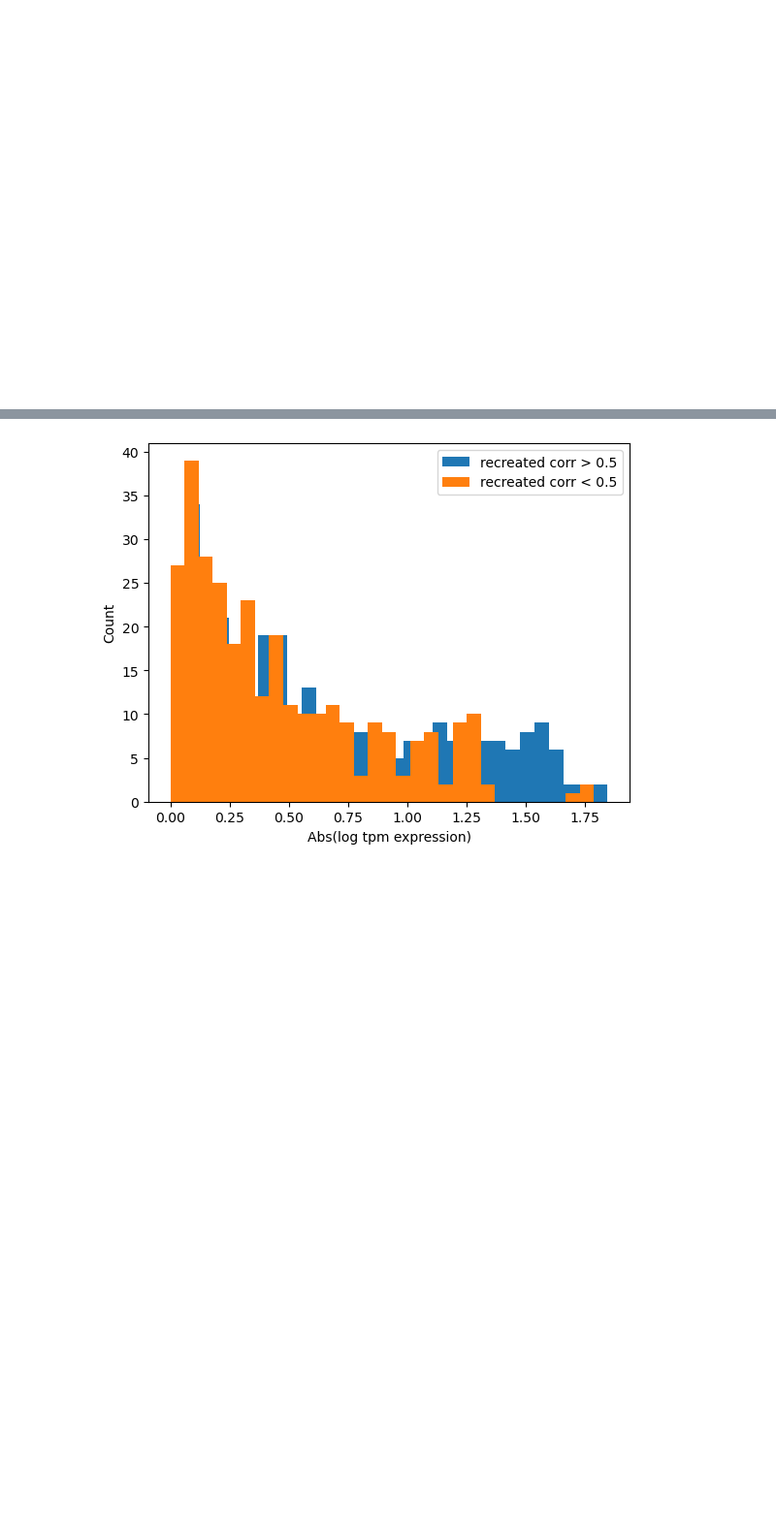
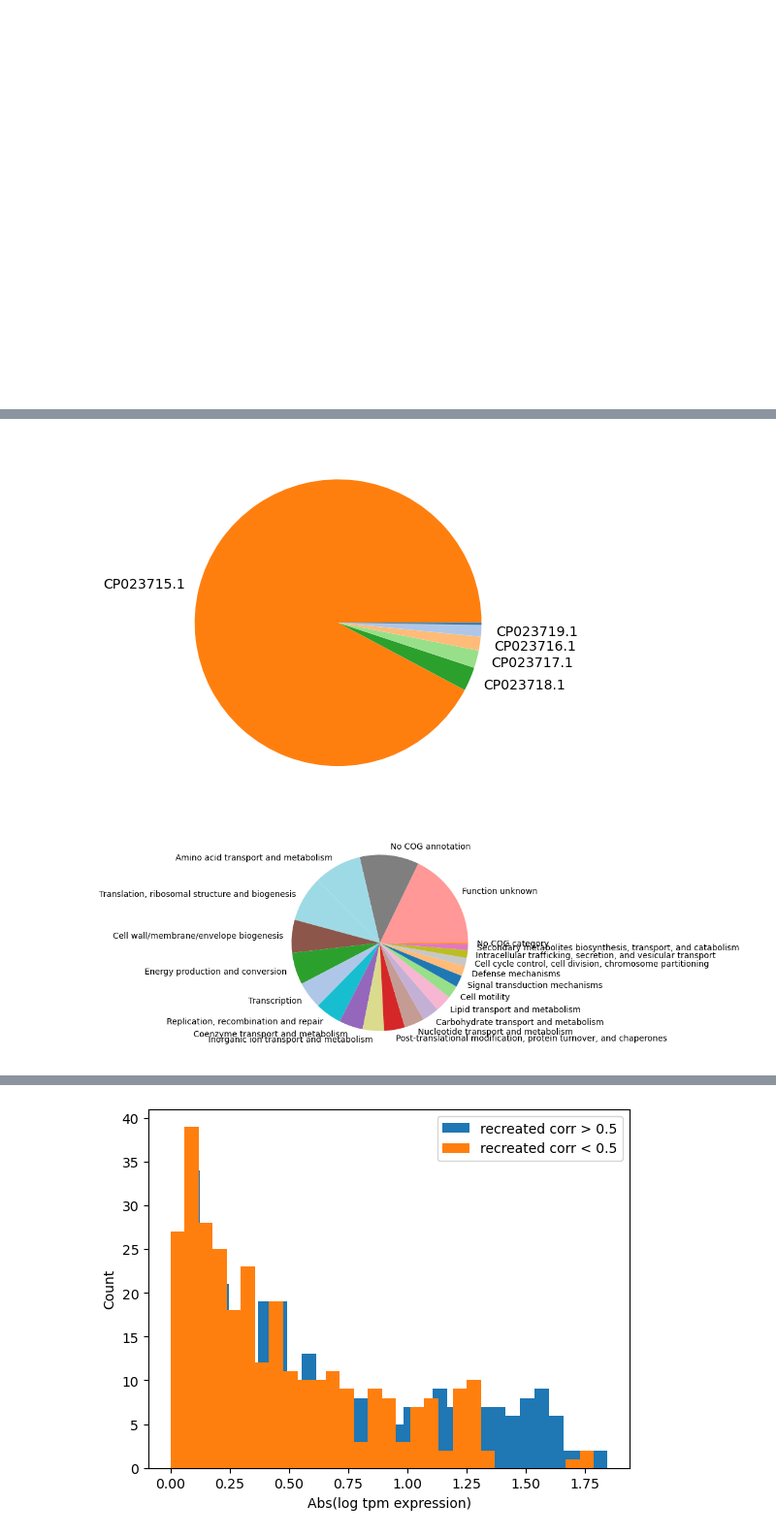
Before and after one commit to cristalzucsd/iModulonMiner, a Jupyter notebook: 5_characterize_iModulons/2_iModulon_characterization.ipynb, the cells around one changed output, grey strips where cells are left out. Shown at 97% size. Cells and saved outputs as stored; diff of their text form; code cells hidden in the pictures; blank space fills up the shorter version.

```diff
--- a/5_characterize_iModulons/2_iModulon_characterization.ipynb
+++ b/5_characterize_iModulons/2_iModulon_characterization.ipynb
@@ -776,2 +780,18 @@ plt.show()
+# %%
+# pie charts of genes well recreated
+info = gene_info[[c1 and c2 for c1, c2 in zip(gene_info['corr_rec'] > 0.4, gene_info['mean_exp'] > 0.1)]].value_counts('accession')
+colors = [acc_to_color[ind] for ind in info.index]
+plt.pie(x = info.values, labels = info.index, colors = colors)
+plt.savefig('../figures/good_corr_chromes.pdf', transparent = True)
+plt.show()
+
+info = gene_info[[c1 and c2 for c1, c2 in zip(gene_info['corr_rec'] > 0.4, gene_info['mean_exp'] > 0.1)]].value_counts('COG')
+colors = [COG_to_color[ind] for ind in info.index]
+plt.pie(x = info.values, labels = info.index, colors = colors)
+plt.savefig('../figures/good_corr_COGS.pdf', transparent = True)
+plt.show()
+# %% [output]
+[figure, added]
+[figure, added]
 # %%
 # pie chart of all genes
```
Also changed, not shown: parts of 22 cells of this notebook, 16 other files.
